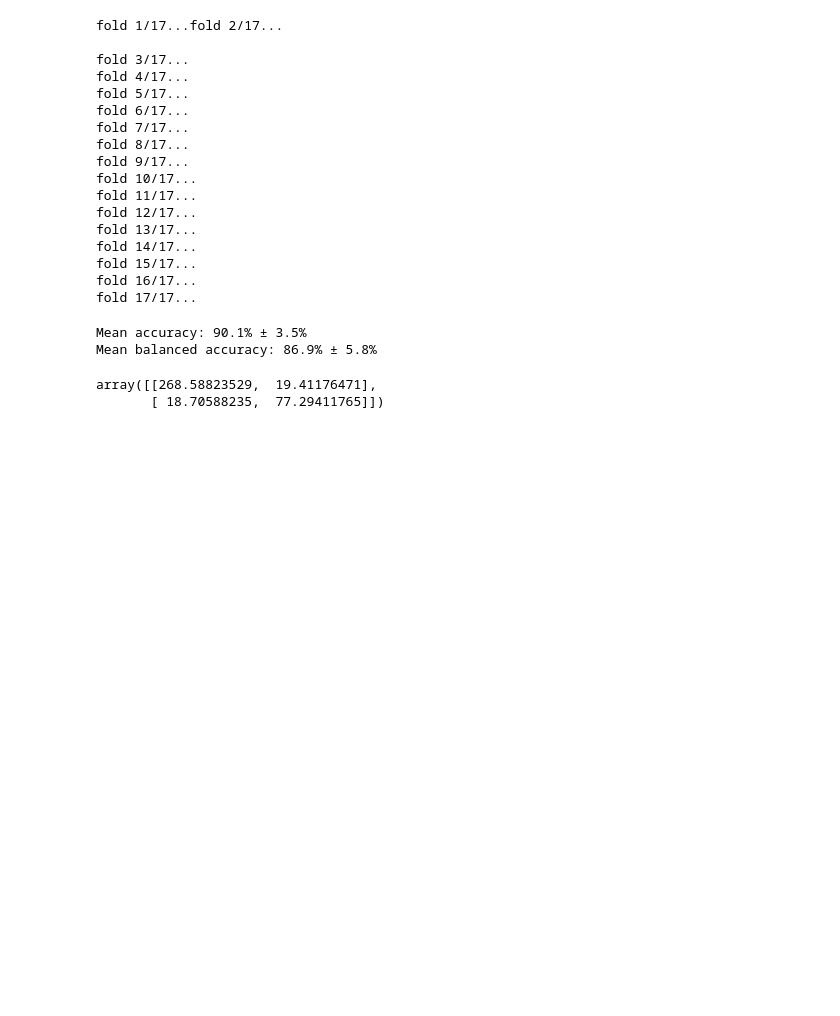
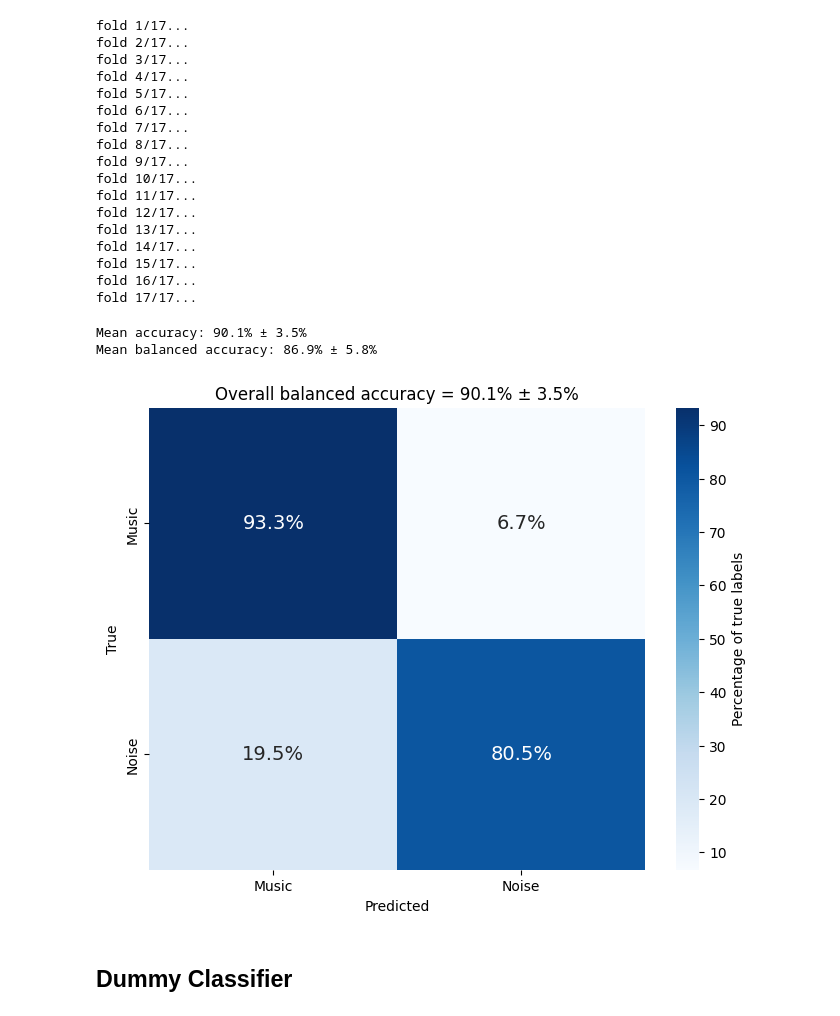
Before and after one commit to CIBIT-UC/brainplayback_task02, a Jupyter notebook: mvpa_04_musicnoise_bold/mvpa.ipynb, the cells around one changed output. Saved outputs shown, nothing was run; the diff lists cells and outputs as text; code cells hidden in the pictures; blank space fills up the shorter version.

Commit message:
estimating cm properly, beatiful plots, dummy classifier

```diff
--- a/mvpa_04_musicnoise_bold/mvpa.ipynb
+++ b/mvpa_04_musicnoise_bold/mvpa.ipynb
@@ -64,7 +64,8 @@ print('Labels shape: %s' % str(labels.shape))
 Concatenating labels...
 Labels shape: (6528,)
 # %%
-n_classes = len(np.unique(labels))
+class_names = np.unique(labels)
+n_classes = len(class_names)
 print(f'Number of classes: {n_classes}')
 # %% [output]
 Number of classes: 2
@@ -126,7 +127,7 @@ def process_fold(ff):
     acc_bal = balanced_accuracy_score(y_test, y_pred)
 
     # confusion matrix
-    cm = confusion_matrix(y_test, y_pred)
+    cm = confusion_matrix(y_test, y_pred, normalize='true')
 
     return ff, acc, acc_bal, cm
 
@@ -162,8 +163,24 @@ print(f"Mean balanced accuracy: {acc_bal_array.mean()*100:0.1f}% \u00B1 {acc_bal
 # %% [output]
 Mean accuracy: 90.1% ± 3.5%
 Mean balanced accuracy: 86.9% ± 5.8%
-# %%
-np.mean(confusion_matrix_array, 2)
-# %% [output]
-array([[268.58823529,  19.41176471],
-       [ 18.70588235,  77.29411765]])
+# %%
+M = np.mean(confusion_matrix_array, 2)*100
+M_annot = [f'{M[0,0]:0.1f}%' , f'{M[0,1]:0.1f}%' , f'{M[1,0]:0.1f}%' , f'{M[1,1]:0.1f}%']
+M_annot_plot = np.array(M_annot).reshape(M.shape)
+# %%
+import matplotlib.pyplot as plt
+import seaborn as sns
+
+plt.figure(figsize=(8, 6))
+sns.heatmap(M, annot=M_annot_plot, fmt = '', cmap='Blues',
+            xticklabels=class_names, yticklabels=class_names,
+            annot_kws={"size": 14},
+            cbar_kws={'label': 'Percentage of true labels'})
+plt.xlabel('Predicted')
+plt.ylabel('True')
+plt.title(f'Overall balanced accuracy = {acc_array.mean()*100:0.1f}% \u00B1 {acc_array.std()*100:0.1f}%')
+plt.show()
+# %% [output]
+[figure, added]
+# %% [markdown]
+## Dummy Classifier
```
Also changed, not shown: parts of 4 cells of this notebook, 5 other files.
